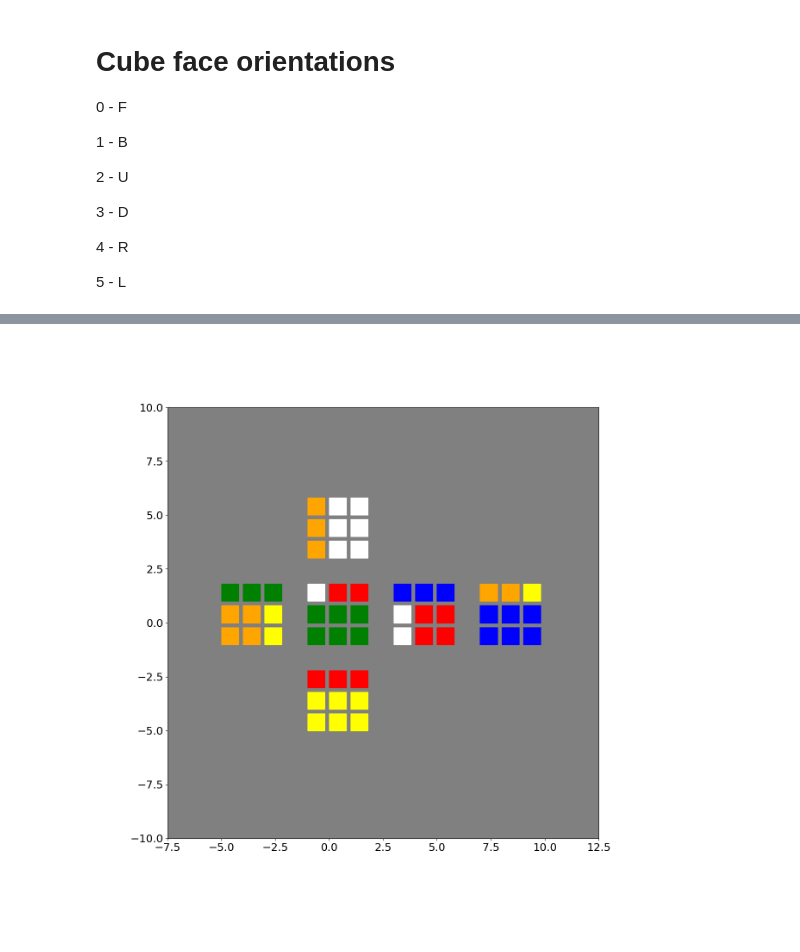
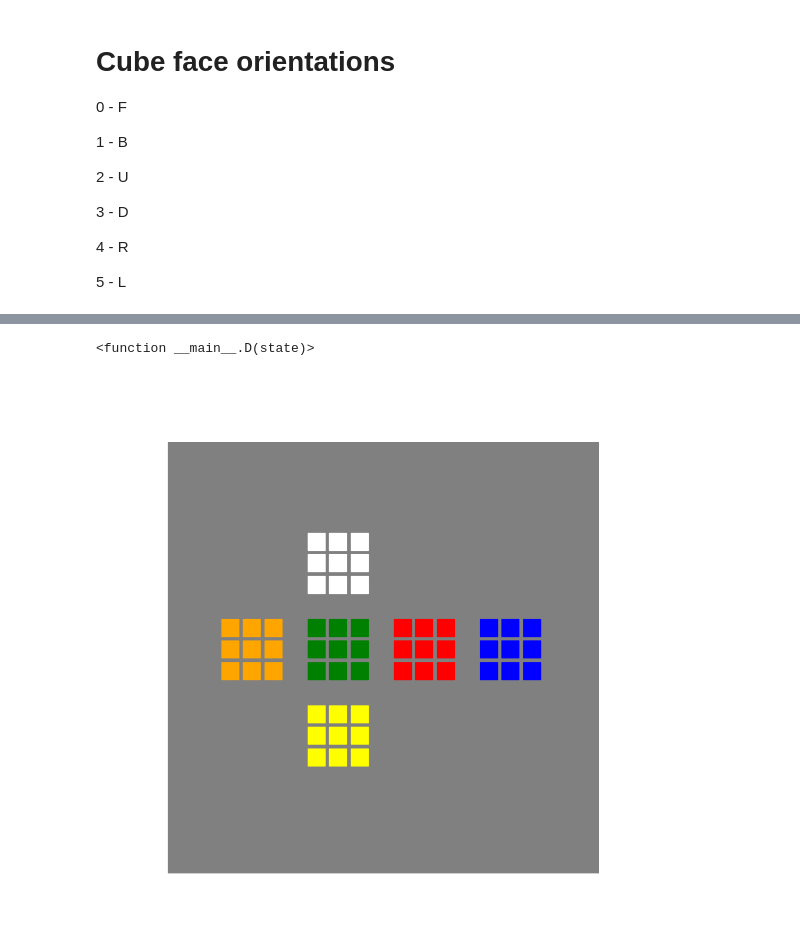
Before and after one commit to mkidson/Uni-Code, a Jupyter notebook: Personal Projects/rukibs_cube/cube.ipynb, the cells around one changed output, grey strips where cells are left out. Cells and saved outputs as stored; diff of their text form; code cells hidden in the pictures.

Commit message:
cube works with visualisation. no metric yet

```diff
--- a/Personal Projects/rukibs_cube/cube.ipynb
+++ b/Personal Projects/rukibs_cube/cube.ipynb
@@ -3,7 +3,7 @@ import numpy as np
 import matplotlib.pyplot as plt
 import matplotlib
 matplotlib.rcParams.update({
-    'figure.figsize': (13,13),
+    'figure.figsize': (10,10),
     'font.size': 18
 })
 
@@ -230,8 +230,8 @@ def R(state):
     new_state[4] = new_R
 
     new_state[2][...,2] = temp_arr_4
-    new_state[1][...,0] = temp_arr_1
-    new_state[3][...,2] = temp_arr_2
+    new_state[1][...,0] = temp_arr_1[::-1]
+    new_state[3][...,2] = temp_arr_2[::-1]
     new_state[0][...,2] = temp_arr_3
 
     return new_state
@@ -249,8 +249,8 @@ def R_prime(state):
 
     new_state[4] = new_R
 
-    new_state[2][...,2] = temp_arr_2
-    new_state[1][...,0] = temp_arr_3
+    new_state[2][...,2] = temp_arr_2[::-1]
+    new_state[1][...,0] = temp_arr_3[::-1]
     new_state[3][...,2] = temp_arr_4
     new_state[0][...,2] = temp_arr_1
 
@@ -269,10 +269,10 @@ def L(state):
 
     new_state[5] = new_L
 
-    new_state[2][...,0] = temp_arr_4
+    new_state[2][...,0] = temp_arr_4[::-1]
     new_state[0][...,0] = temp_arr_1
     new_state[3][...,0] = temp_arr_2
-    new_state[1][...,2] = temp_arr_3
+    new_state[1][...,2] = temp_arr_3[::-1]
 
     return new_state
 
@@ -289,10 +289,10 @@ def L_prime(state):
 
     new_state[5] = new_L
 
-    temp_arr_1 = state[2][...,0] = temp_arr_2
-    temp_arr_2 = state[0][...,0] = temp_arr_3
-    temp_arr_3 = state[3][...,0] = temp_arr_4
-    temp_arr_4 = state[1][...,2] = temp_arr_1
+    new_state[2][...,0] = temp_arr_2
+    new_state[0][...,0] = temp_arr_3
+    new_state[3][...,0] = temp_arr_4[::-1]
+    new_state[1][...,2] = temp_arr_1[::-1]
 
     return new_state
 # %%
@@ -312,10 +312,7 @@ def visualise_face(face, translation, ax):
 # %%
 colours = ['white', 'yellow', 'red', 'orange', 'blue', 'green']
 # %%
-def visualise_state(state):
-    fig = plt.figure()
-
-    ax = fig.add_subplot()
+def visualise_state(state, ax):
 
     ax.add_patch(plt.Rectangle((-15, -15), 30, 30, color='gray'))
 
@@ -329,4 +326,5 @@ def visualise_state(state):
 
     plt.xlim(-7.5, 12.5)
     plt.ylim(-10, 10)
+    plt.axis('off')
     plt.gca().set_aspect('equal')
@@ -333,8 +394,22 @@ def visualise_state(state):
 # %%
 def calculate_metric(state):
     # something about checking for all the entries in the state array, for all places one up/down OR one left/right, how many are the same colour as it. divide that by the number of pieces it's adjacent to. then average that over all pieces. that's your "metric" and all with the same metric are in a macrostate
-# %%
-# visualise_state(F_prime(cube_state))
-visualise_state(U(F(cube_state)))
-# %% [output]
-[figure, removed]
+# %%
+# visualise_state(F_prime(cube_state))
+
+cube_state_test = np.copy(cube_state)
+move_set = []
+
+fig = plt.figure()
+
+ax = fig.add_subplot()
+
+visualise_state(cube_state_test, ax)
+
+
+cip = fig.canvas.mpl_connect('key_press_event', lambda event: button_press(event, ax, cube_state_test))
+D
+# visualise_state(U(F(cube_state)), ax)
+# %% [output]
+<function __main__.D(state)>
+[figure, added]
```
Also changed, not shown: parts of 3 cells of this notebook.
